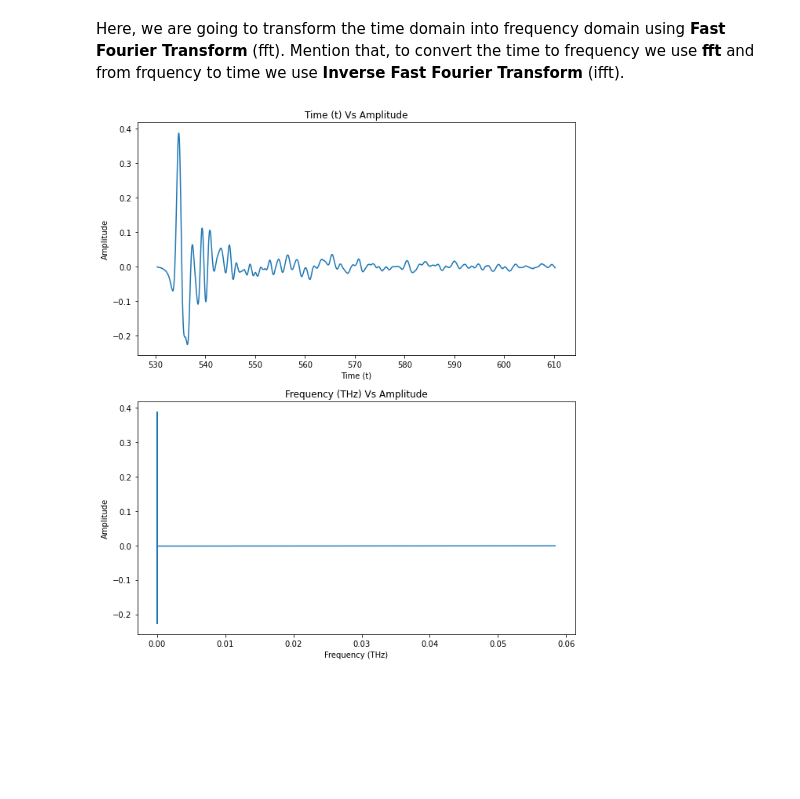
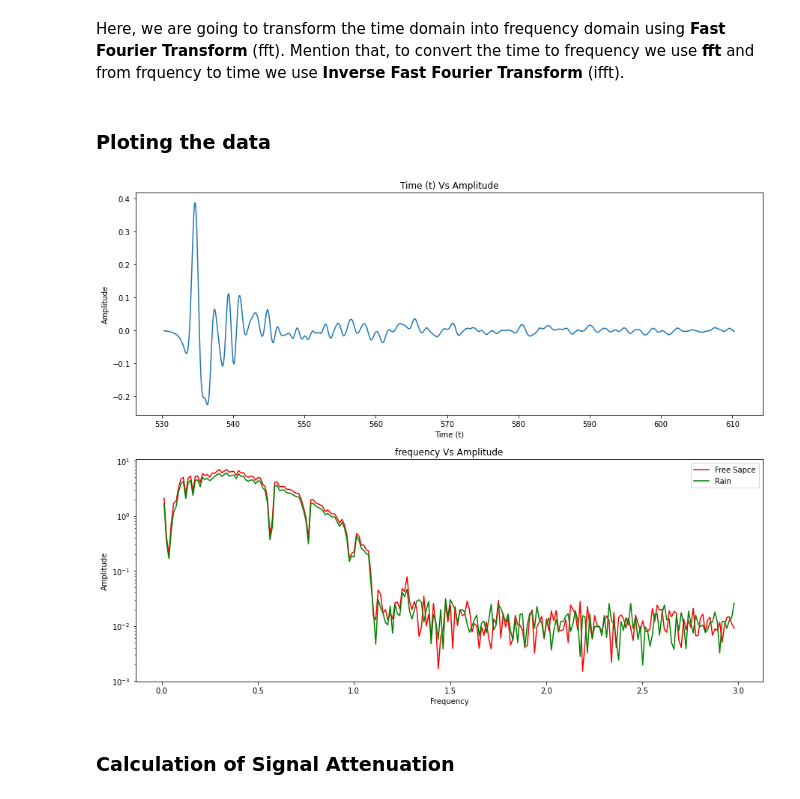
Before and after one commit to JaesonM/noise-reducing-work, a Jupyter notebook: Noise_reducing_work.ipynb, the cells around one changed output. Saved outputs shown, nothing was run; the diff lists cells and outputs as text; code cells hidden in the pictures; blank space fills up the shorter version.

```diff
--- a/Noise_reducing_work.ipynb
+++ b/Noise_reducing_work.ipynb
@@ -36,18 +43,55 @@ amplitude = df["amplitude"][1:]
+# %%
+# Reference Data storing
+
+time_ref = df["08/05/2020"][1:]
+voltage_ref = df["amplitude"][1:]
+# %%
+nrows1 = len(time_sample)
+nrows2 = len(time_ref)
+
+firstTen1 = voltage_sample[:10]
+firstTen2 = voltage_ref[:10]
+
+z1 = sum(firstTen1)
+z2 = sum(firstTen2)
+
+offset1 = 0.1 * z1
+offset2 = 0.1 * z2
+
+offsetSam_voltage = [i - offset1 for i in voltage_sample]
+offsetRef_voltage = voltage_ref - offset2
+# %%
+deltanu = 1 / (time_ref[nrows2] - time_ref[1])
+n3thz = int(3/deltanu)
+
+#implement FFT on both reference data and sample data
+ampl_ref = abs(fft(offsetRef_voltage.values))
+ampl_sam = abs(fft(offsetSam_voltage))
+
+ii = list(range(1,n3thz))
+freq = [i * deltanu for i in ii]
+# %% [markdown]
+### Ploting the data
 # %%
-fig = plt.figure(figsize= (10,12))
+fig = plt.figure(figsize= (15,12))
 
 fig.add_subplot(2, 1, 1)
-plt.plot(optical_delay, amplitude)
+plt.plot(time_ref, voltage_ref)
 plt.title("Time (t) Vs Amplitude")
 plt.xlabel("Time (t)")
 plt.ylabel("Amplitude")
 
 fig.add_subplot(2, 1, 2)
-plt.plot(frequency * 10 ** (-7), amplitude)
-plt.title("Frequency (THz) Vs Amplitude")
-plt.xlabel("Frequency (THz)")
+plt.semilogy(freq, ampl_ref[:len(freq)], "r-")
+plt.semilogy(freq, ampl_sam[:len(freq)], "g-")
+plt.title("frequency Vs Amplitude")
+plt.xlabel("Frequency")
 plt.ylabel("Amplitude")
+plt.legend(["Free Sapce", "Rain"])
 
+plt.savefig("Noise_graph.png")
 plt.show()
 # %% [output]
-[figure, old version]
+[figure, new version]
+# %% [markdown]
+### Calculation of Signal Attenuation
```
Also changed, not shown: parts of 48 cells of this notebook.
